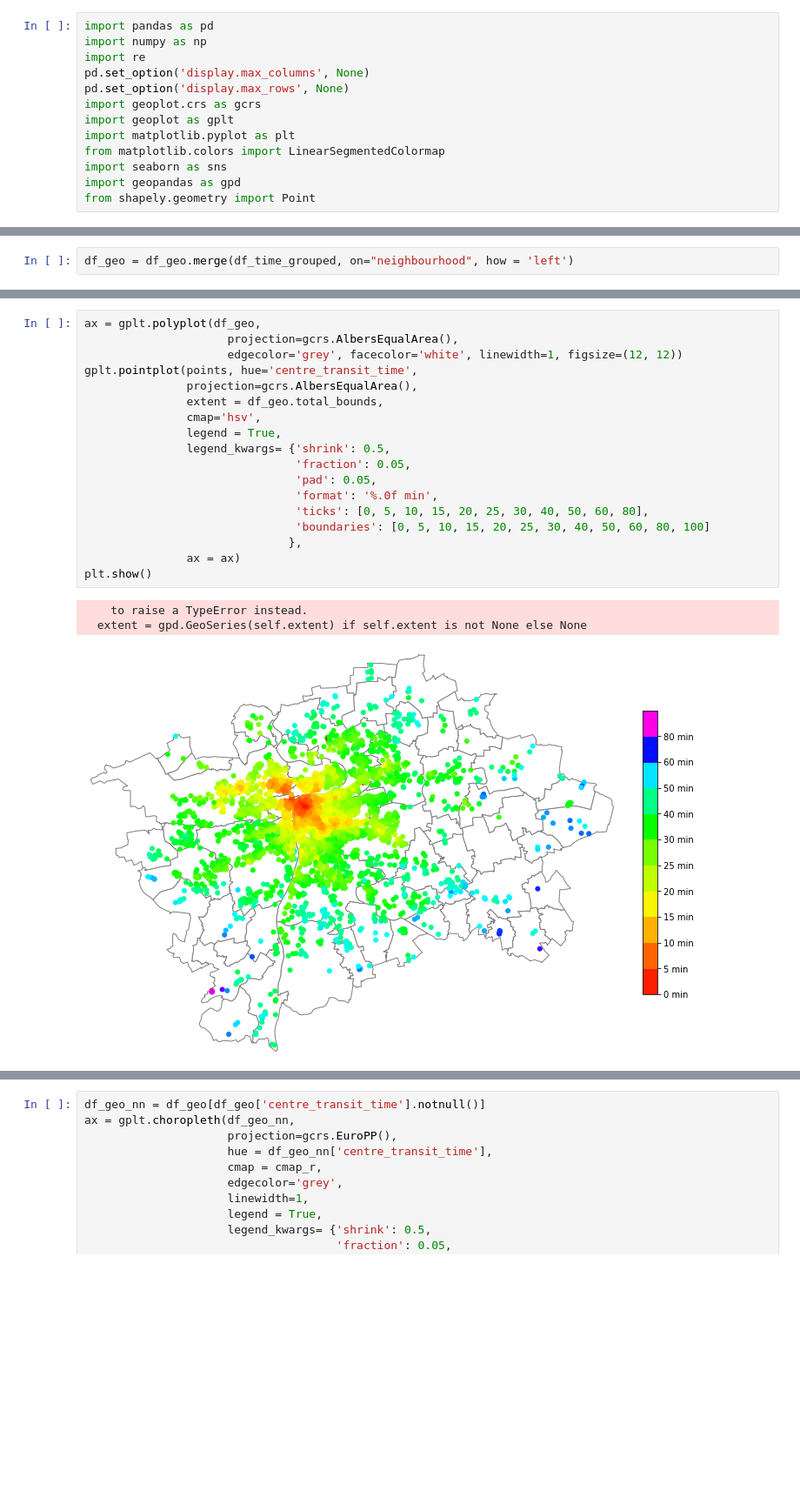
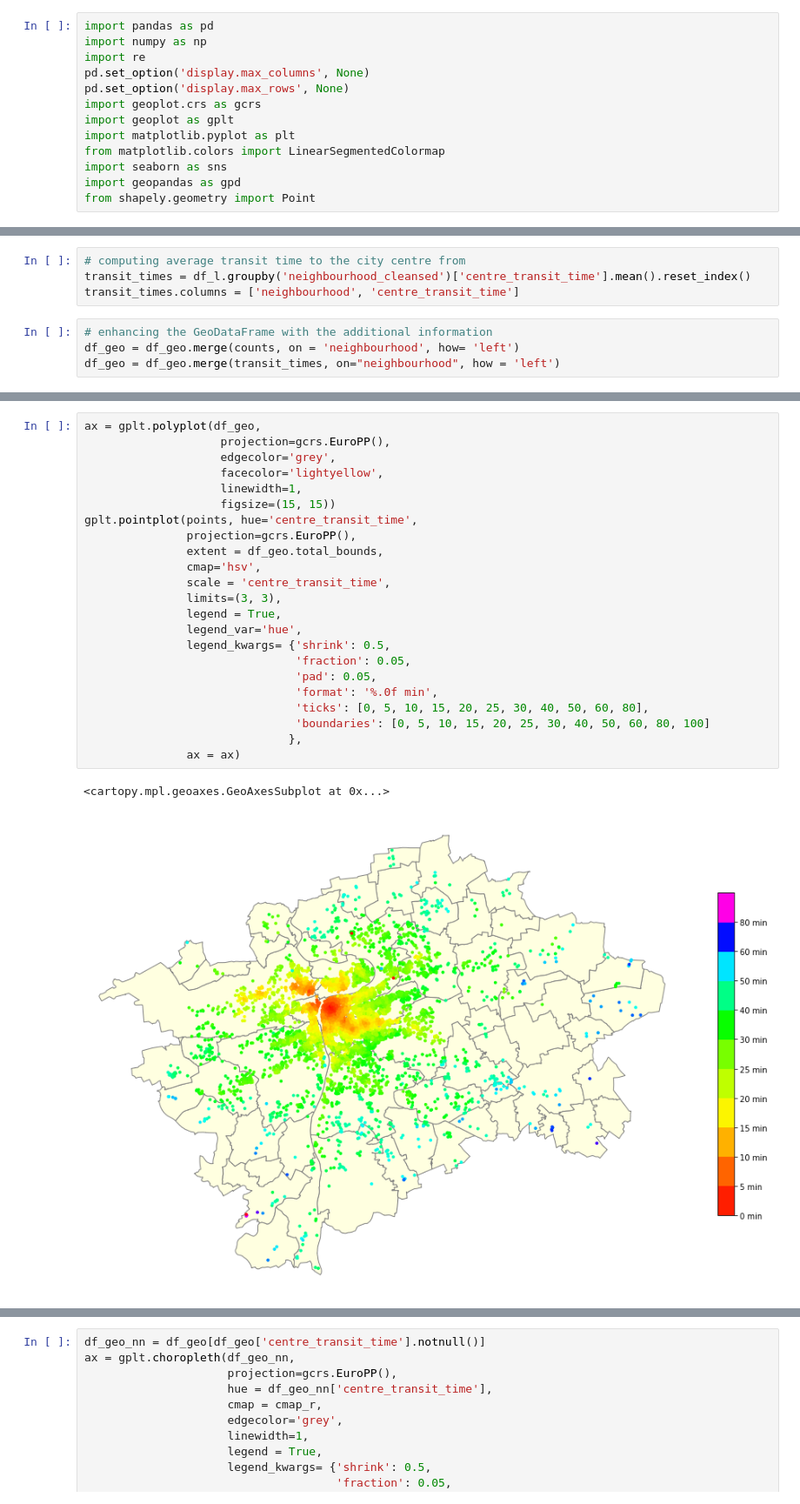
Before and after one commit to jakubkocvara/prague-airbnb, a Jupyter notebook: prague_airbnb_visualisation.ipynb, the cells around one changed output, grey strips where cells are left out. Shown at 87% size. Saved outputs shown, nothing was run; the diff lists cells and outputs as text; blank space fills up the shorter version.

```diff
--- a/prague_airbnb_visualisation.ipynb
+++ b/prague_airbnb_visualisation.ipynb
@@ -46,0 +39,8 @@ df_p = gpd.GeoDataFrame(points_df)
+# %%
+# computing average transit time to the city centre from
+transit_times = df_l.groupby('neighbourhood_cleansed')['centre_transit_time'].mean().reset_index()
+transit_times.columns = ['neighbourhood', 'centre_transit_time']
+# %%
+# enhancing the GeoDataFrame with the additional information
+df_geo = df_geo.merge(counts, on = 'neighbourhood', how= 'left')
+df_geo = df_geo.merge(transit_times, on="neighbourhood", how = 'left')
@@ -80,2 +81,0 @@ df_time_grouped.columns = ['neighbourhood', 'centre_transit_time']
-# %%
-df_geo = df_geo.merge(df_time_grouped, on="neighbourhood", how = 'left')
@@ -82,22 +84,26 @@ df_geo = df_geo.merge(df_time_grouped, on="neighbourhood", how = 'left')
 # %%
 ax = gplt.polyplot(df_geo,
-                     projection=gcrs.AlbersEqualArea(),
-                     edgecolor='grey', facecolor='white', linewidth=1, figsize=(12, 12))
+                    projection=gcrs.EuroPP(),
+                    edgecolor='grey',
+                    facecolor='lightyellow',
+                    linewidth=1,
+                    figsize=(15, 15))
 gplt.pointplot(points, hue='centre_transit_time',
-               projection=gcrs.AlbersEqualArea(),
+               projection=gcrs.EuroPP(),
                extent = df_geo.total_bounds,
                cmap='hsv',
+               scale = 'centre_transit_time',
+               limits=(3, 3),
                legend = True,
+               legend_var='hue',
                legend_kwargs= {'shrink': 0.5,
                                'fraction': 0.05,
                                'pad': 0.05,
                                'format': '%.0f min',
                                'ticks': [0, 5, 10, 15, 20, 25, 30, 40, 50, 60, 80],
                                'boundaries': [0, 5, 10, 15, 20, 25, 30, 40, 50, 60, 80, 100]
                               },
                ax = ax)
-plt.show()
 # %% [output]
-    to raise a TypeError instead.
-  extent = gpd.GeoSeries(self.extent) if self.extent is not None else None
+<cartopy.mpl.geoaxes.GeoAxesSubplot at 0x...>
-[figure, old version]
+[figure, new version]
```
Also changed, not shown: parts of 25 cells of this notebook, 2 other files.
